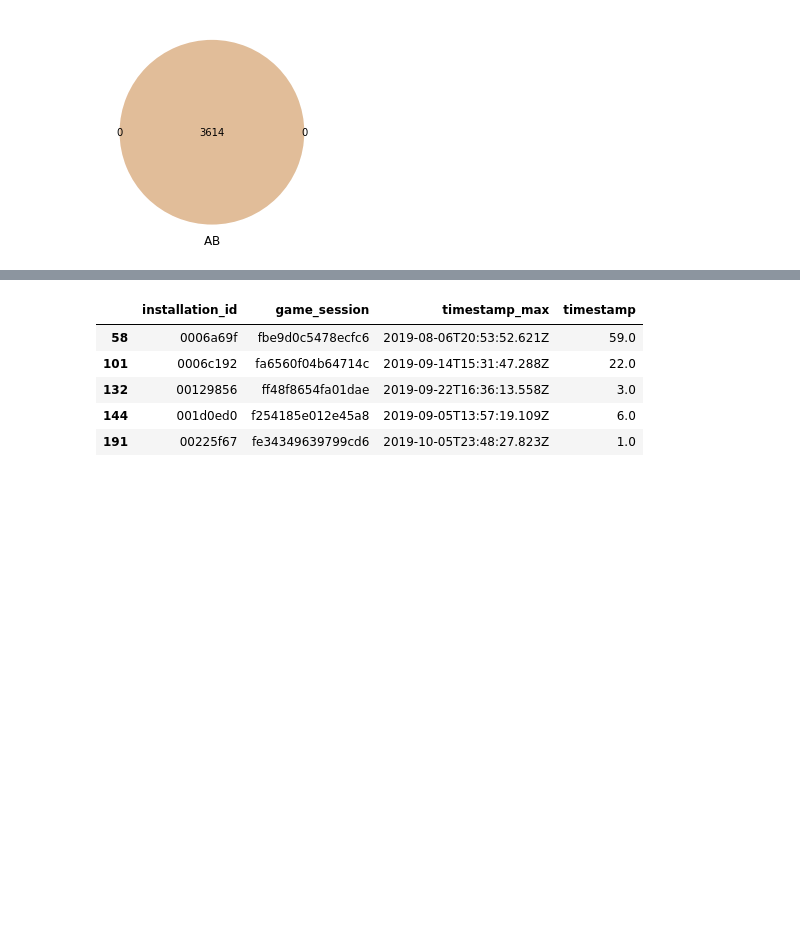
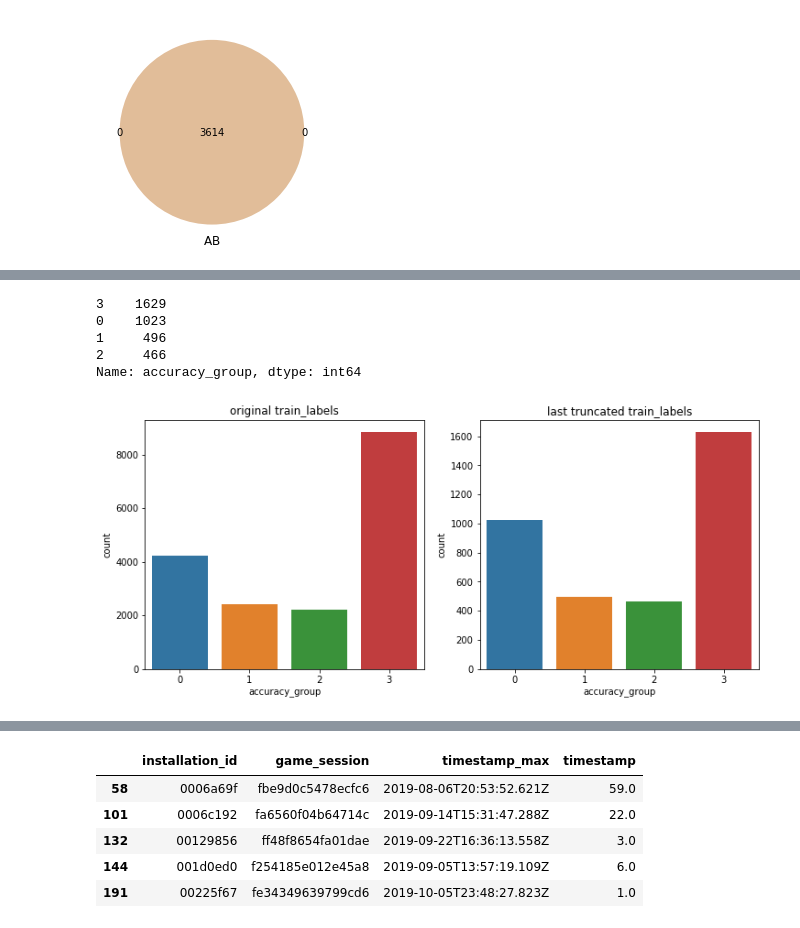
Before and after one commit to guchio3/kaggle-dsb-2019, a Jupyter notebook: notebooks/e026_target_length_analysis.ipynb, the cells around one changed output, grey strips where cells are left out. Saved outputs shown, nothing was run; the diff lists cells and outputs as text; code cells hidden in the pictures; blank space fills up the shorter version.

```diff
--- a/notebooks/e026_target_length_analysis.ipynb
+++ b/notebooks/e026_target_length_analysis.ipynb
@@ -151,0 +207,3 @@ ax.legend()
+# %%
+df1 = pd.read_pickle('../mnt/inputs/features/train/befTargetCntFeatures.pkl')
+df2 = pd.read_pickle('../mnt/inputs/features/test/befTargetCntFeatures.pkl')
@@ -152 +228,24 @@ ax.legend()
+# %%
+label_df[label_df.game_session.isin(df1.sort_values(['installation_id', 'f019_bef_target_cnt']).drop_duplicates('installation_id', keep='last').game_session.tolist())].accuracy_group.value_counts()
+# %% [output]
+3    1629
+0    1023
+1     496
+2     466
+Name: accuracy_group, dtype: int64
+# %%
+fig, axs = plt.subplots(1,2,figsize=(12, 5))
+
+ax = axs[0]
+ax.set_title('original train_labels')
+sns.countplot(label_df.accuracy_group, ax=ax)
+
+
+ax = axs[1]
+ax.set_title('last truncated train_labels')
+sns.countplot(label_df[label_df.game_session.isin(df1.sort_values(['installation_id', 'f019_bef_target_cnt']).drop_duplicates('installation_id', keep='last').game_session.tolist())].accuracy_group, ax=ax)
+
+plt.show()
+# %% [output]
+[figure, added]
 # %%
```
Also changed, not shown: parts of 75 cells of this notebook, 6 other files.
